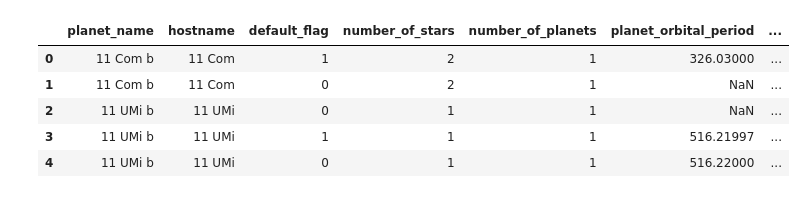
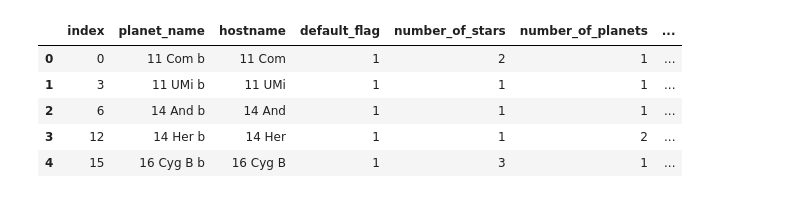
Before and after one commit to prkhrv/Understanding-Exoplanets-with-Data-Science, a Jupyter notebook: Understanding Exoplanets with Data Science.ipynb, the cells around one changed output. Saved outputs shown, nothing was run; the diff lists cells and outputs as text; code cells hidden in the pictures.

```diff
--- a/Understanding Exoplanets with Data Science.ipynb
+++ b/Understanding Exoplanets with Data Science.ipynb
@@ -7,17 +9,28 @@ import matplotlib.pyplot as plt
 # %%
 #Get Exo-Planet file and load it into pandas DataFrame
 file_name = 'data\\exoplanet_data'
+
+
+hec_file_name = 'data\\phl_exoplanet_catalog'
 input_dir = os.getcwd()
 exoplanet_file = os.path.join(input_dir, file_name + '.csv')
+hec_file = os.path.join(input_dir,hec_file_name + '.csv')
+
+
+#hecfile
+hec = pd.read_csv(hec_file)
 
 #DataFrame
 df = pd.read_csv (exoplanet_file)
+df = df[df["default_flag"] == 1]
+df = df.reset_index()
+# df=df.dropna()
 df.head()
 # %% [output]
-|  | planet_name | hostname | default_flag | number_of_stars | number_of_planets | planet_orbital_period | ... |
-| 0 | 11 Com b | 11 Com | 1 | 2 | 1 | 326.03000 | ... |
-| 1 | 11 Com b | 11 Com | 0 | 2 | 1 | NaN | ... |
-| 2 | 11 UMi b | 11 UMi | 0 | 1 | 1 | NaN | ... |
-| 3 | 11 UMi b | 11 UMi | 1 | 1 | 1 | 516.21997 | ... |
-| 4 | 11 UMi b | 11 UMi | 0 | 1 | 1 | 516.22000 | ... |
+|  | index | planet_name | hostname | default_flag | number_of_stars | number_of_planets | ... |
+| 0 | 0 | 11 Com b | 11 Com | 1 | 2 | 1 | ... |
+| 1 | 3 | 11 UMi b | 11 UMi | 1 | 1 | 1 | ... |
+| 2 | 6 | 14 And b | 14 And | 1 | 1 | 1 | ... |
+| 3 | 12 | 14 Her b | 14 Her | 1 | 1 | 2 | ... |
+| 4 | 15 | 16 Cyg B b | 16 Cyg B | 1 | 3 | 1 | ... |
 # %%
```
Also changed, not shown: parts of 20 cells of this notebook, 2 other files.
